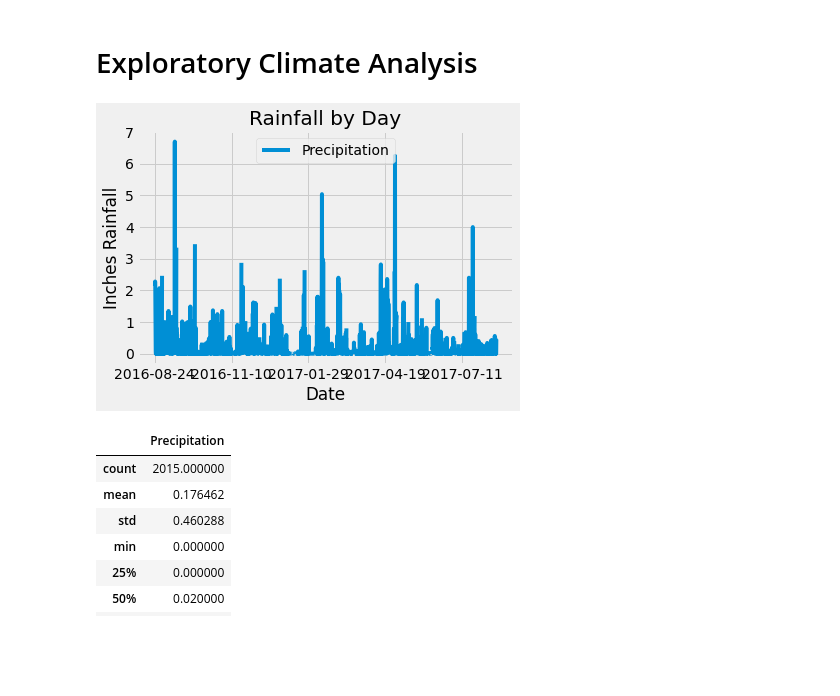
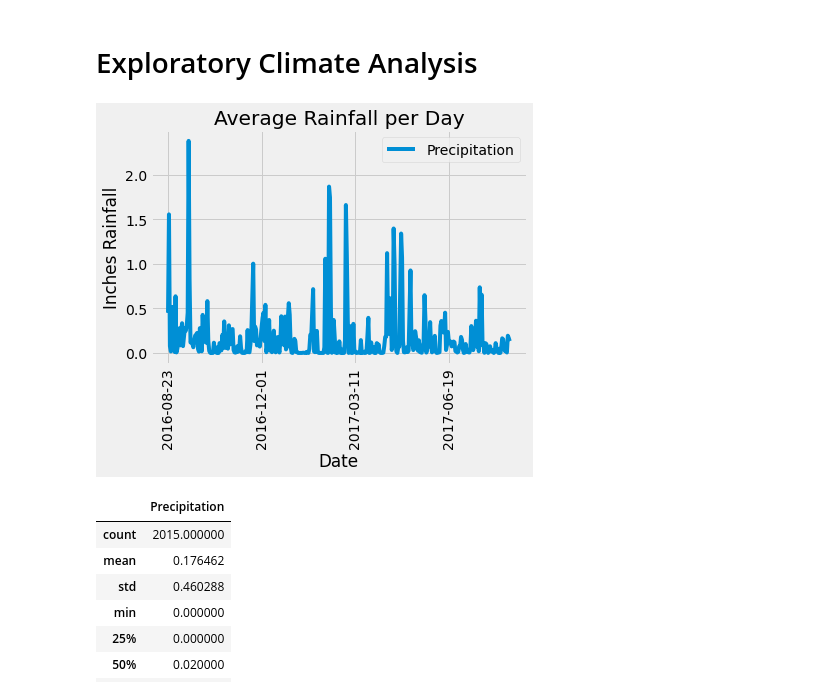
Before and after one commit to rebekahcallkacz/sqlachemy-challenge, a Jupyter notebook: climate_analysis.ipynb, the cells around one changed output. Drawn from its saved outputs; the diff is of its cells as text; code cells hidden in the pictures; blank space fills up the shorter version.

Commit message:
fixed messy looking line graph

```diff
--- a/climate_analysis.ipynb
+++ b/climate_analysis.ipynb
@@ -77,28 +77,27 @@ elevation FLOAT
 # %%
 # Design a query to retrieve the last 12 months of precipitation data and plot the results
 
 # Calculate the date 1 year ago from the last data point in the database
 last_date = session.query(Measurement.date).order_by(Measurement.date.desc()).first()[0]
 last_date_dt = dt.datetime.strptime(last_date, '%Y-%m-%d')
-year_ago = last_date_dt - dt.timedelta(days=365)
+year_ago = last_date_dt - dt.timedelta(days=366)
 
 # Retrieve date and precipitation from database
 last_12_prcp = session.query(Measurement.date, Measurement.prcp)\
                     .filter(Measurement.date >= year_ago)\
                     .all()
-last_12_prcp
 # Store in DataFrame
 prcp_df = pd.DataFrame(last_12_prcp, columns=['Date', 'Precipitation'])
 
-prcp_df = prcp_df.set_index('Date').sort_values(by='Date', ascending=True)
+# Group by date and determine average for each date
+# NOTE: The image in the homework,is a line plot of multiple y values for each x axis which is not effective data visualization.
+prcp_avg = prcp_df.groupby('Date').mean().sort_values(by='Date', ascending=True)
 
-# # Use Pandas Plotting with Matplotlib to plot the data
-# x_ticks = range(0,12)
-prcp_df.plot(x_compat=True, ylabel='Inches Rainfall', title='Rainfall by Day')
-plt.tight_layout
+# Plot the data
+prcp_avg.plot(x_compat=True, ylabel='Inches Rainfall', title='Average Rainfall per Day', rot=90)
 plt.show()
 # %% [output]
-[figure, old version]
+[figure, new version]
 # %%
 # Use Pandas to calculate the summary statistics for the precipitation data
 prcp_df.describe()
```
Also changed, not shown: parts of 7 cells of this notebook.
